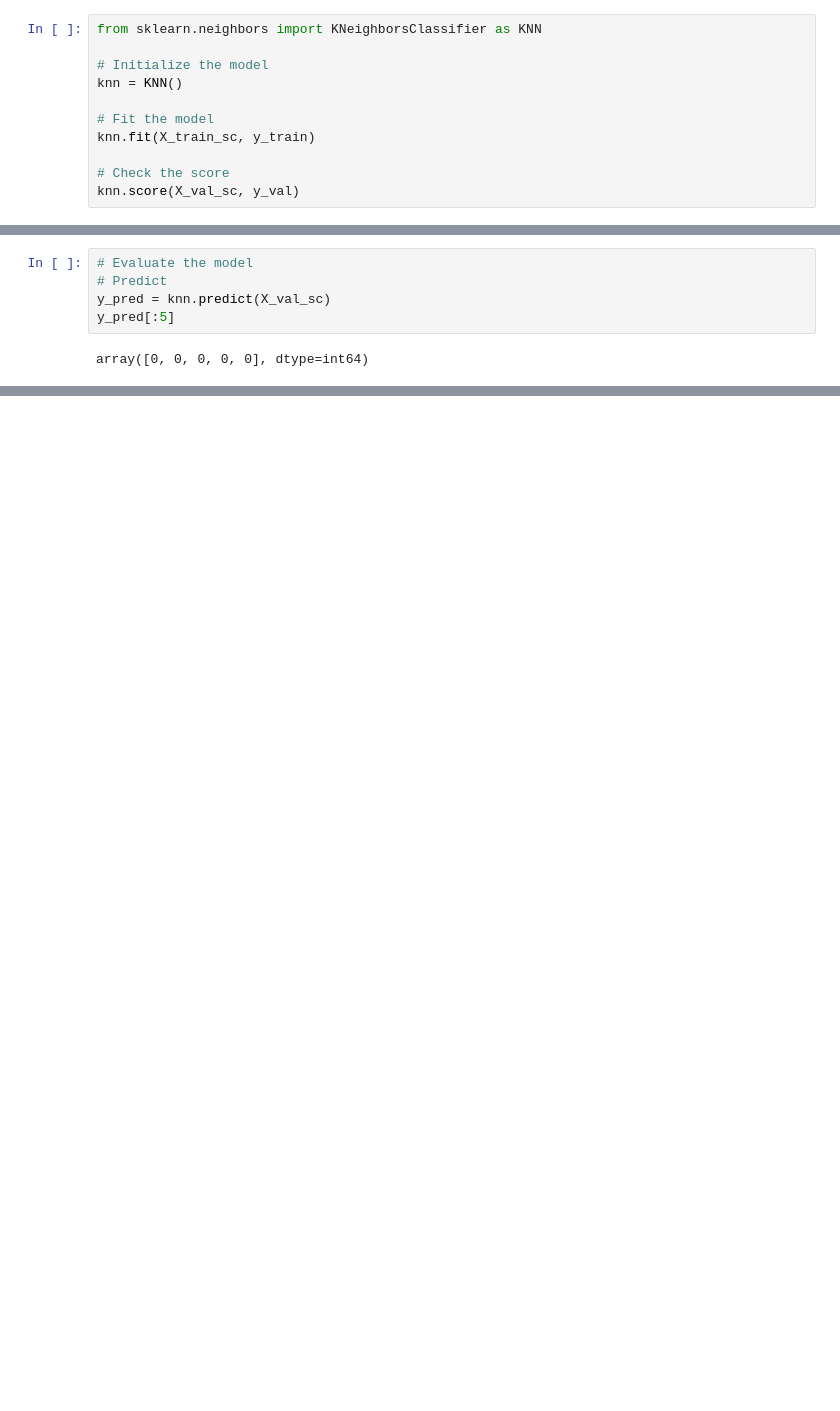
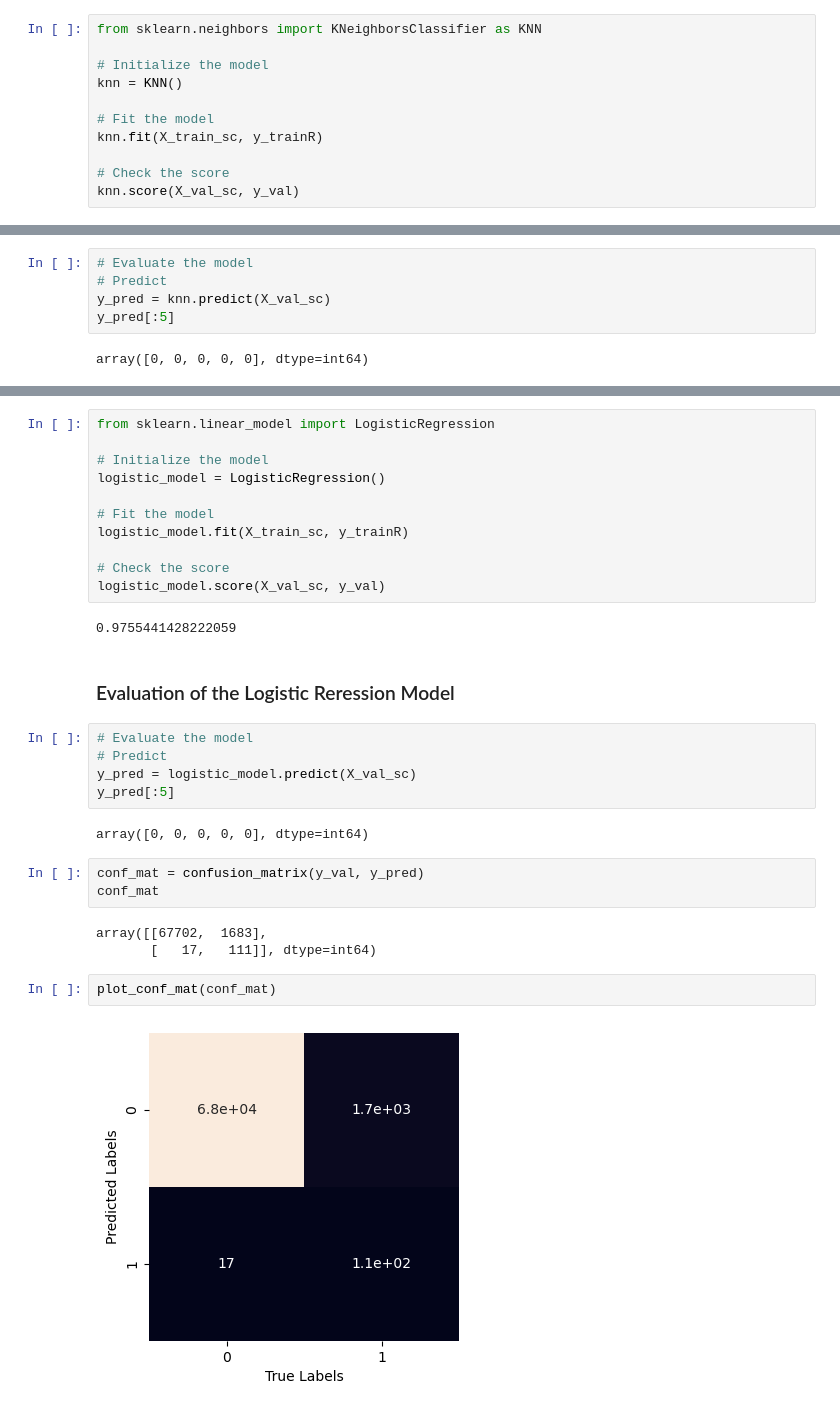
Before and after one commit to GregoDs/Fraud-Detection-Project, a Jupyter notebook: Fraud Detection Prediction.ipynb, the cells around one changed output, grey strips where cells are left out. Saved outputs shown, nothing was run; the diff lists cells and outputs as text; blank space fills up the shorter version.

```diff
--- a/Fraud Detection Prediction.ipynb
+++ b/Fraud Detection Prediction.ipynb
@@ -310,7 +339,7 @@ from sklearn.neighbors import KNeighborsClassifier as KNN
 knn = KNN()
 
 # Fit the model
-knn.fit(X_train_sc, y_train)
+knn.fit(X_train_sc, y_trainR)
 
 # Check the score
 knn.score(X_val_sc, y_val)
@@ -357,0 +391,32 @@ weighted avg       1.00      1.00      1.00     69513
+# %%
+from sklearn.linear_model import LogisticRegression
+
+# Initialize the model
+logistic_model = LogisticRegression()
+
+# Fit the model
+logistic_model.fit(X_train_sc, y_trainR)
+
+# Check the score
+logistic_model.score(X_val_sc, y_val)
+# %% [output]
+0.9755441428222059
+# %% [markdown]
+### Evaluation of the Logistic Reression Model
+# %%
+# Evaluate the model
+# Predict
+y_pred = logistic_model.predict(X_val_sc)
+y_pred[:5]
+# %% [output]
+array([0, 0, 0, 0, 0], dtype=int64)
+# %%
+conf_mat = confusion_matrix(y_val, y_pred)
+conf_mat
+# %% [output]
+array([[67702,  1683],
+       [   17,   111]], dtype=int64)
+# %%
+plot_conf_mat(conf_mat)
+# %% [output]
+[figure, added]
```
Also changed, not shown: parts of 33 cells of this notebook, 5 other files.
